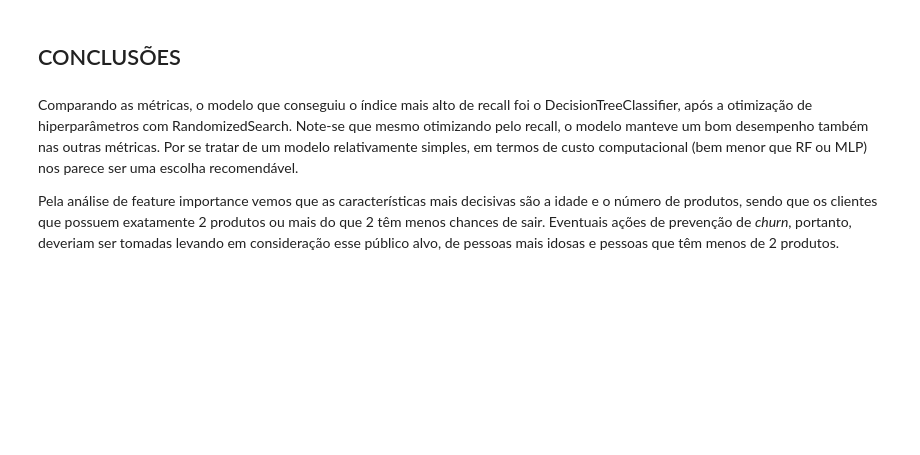
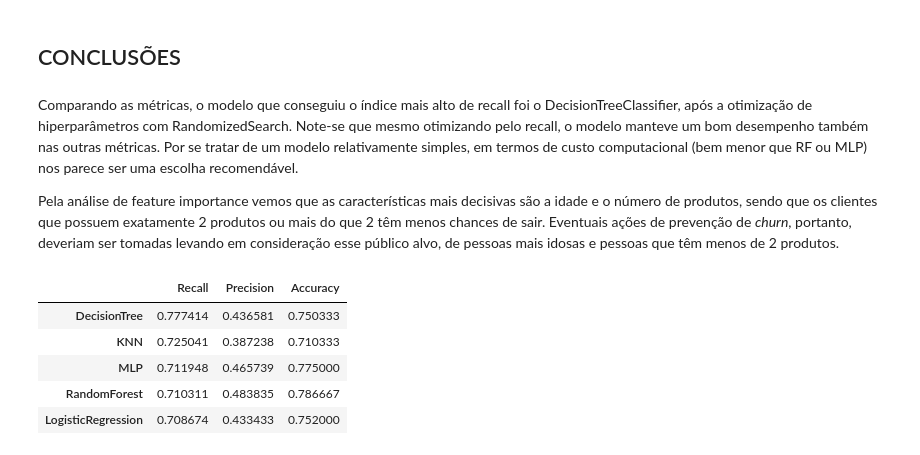
Before and after one commit to castroavila/machine_learning_i, a Jupyter notebook: projeto_aplicado.ipynb, the cells around one changed output. Saved outputs shown, nothing was run; the diff lists cells and outputs as text; code cells hidden in the pictures; blank space fills up the shorter version.

```diff
--- a/projeto_aplicado.ipynb
+++ b/projeto_aplicado.ipynb
@@ -402,6 +404,10 @@ knn = KNeighborsClassifier(n_neighbors=37)
 knn.fit(X_train_ov, y_train_ov)
 
 y_pred = knn.predict(X_test_df)
+
+recall_knn = recall_score(y_test, y_pred)
+precision_knn = precision_score(y_test, y_pred)
+acc_knn = accuracy_score(y_test, y_pred)
 
 print(classification_report(y_test, y_pred))
 
@@ -499,7 +505,10 @@ Modelo com parâmetros otimizados
 ad = DecisionTreeClassifier(random_state=42,splitter= 'random', min_samples_split= 10, min_samples_leaf= 13, max_features= 10, max_depth= 50, criterion= 'gini')
 ad.fit(X_train_un, y_train_un)
 predict = ad.predict(X_test_df)
-recall = recall_score(y_test, predict)
+
+recall_ad = recall_score(y_test, predict)
+precision_ad = precision_score(y_test, predict)
+acc_ad = accuracy_score(y_test, predict)
 
 ConfusionMatrixDisplay(confusion_matrix=confusion_matrix(y_test,predict)).plot()
 
@@ -583,8 +592,12 @@ rf = RandomForestClassifier(
 )
 rf.fit(X_train_keep, y_train_ov)
 predict = rf.predict(X_test_keep)
-recall = recall_score(y_test, predict)
-print(f'recall: {recall}')
+
+recall_rf = recall_score(y_test, predict)
+precision_rf = precision_score(y_test, predict)
+acc_rf = accuracy_score(y_test, predict)
+
+print(f'recall: {recall_rf}')
 # %% [output]
 recall: 0.7103109656301145
 # %%
@@ -825,6 +838,10 @@ mlp_opt = MLPClassifier(activation = 'identity', hidden_layer_sizes = 100, learn
 mlp_opt.fit(X_train_ov, y_train_ov)
 mlp_opt_pred = mlp_opt.predict(X_test_df)
 
+recall_mlp = recall_score(y_test, mlp_opt_pred)
+precision_mlp = precision_score(y_test, mlp_opt_pred)
+acc_mlp = accuracy_score(y_test, mlp_opt_pred)
+
 print(classification_report(y_test, mlp_opt_pred))
 # %% [output]
               precision    recall  f1-score   support
@@ -841,3 +858,14 @@ weighted avg       0.81      0.76      0.78      3000
 Comparando as métricas, o modelo que conseguiu o índice mais alto de recall foi o DecisionTreeClassifier, após a otimização de hiperparâmetros com RandomizedSearch. Note-se que mesmo otimizando pelo recall, o modelo manteve um bom desempenho também nas outras métricas. Por se tratar de um modelo relativamente simples, em termos de custo computacional (bem menor que RF ou MLP) nos parece ser uma escolha recomendável.
 
 Pela análise de feature importance vemos que as características mais decisivas são a idade e o número de produtos, sendo que os clientes que possuem exatamente 2 produtos ou mais do que 2 têm menos chances de sair. Eventuais ações de prevenção de _churn_, portanto, deveriam ser tomadas levando em consideração esse público alvo, de pessoas mais idosas e pessoas que têm menos de 2 produtos.
+# %%
+resultados=pd.DataFrame(data={'Recall':[log_reg_recall,recall_knn,recall_ad,recall_rf,recall_mlp],'Precision':[log_reg_precision,precision_knn,precision_ad,precision_rf,precision_mlp],
+                   'Accuracy':[log_reg_acc,acc_knn,acc_ad,acc_rf,acc_mlp]},index=['LogisticRegression','KNN','DecisionTree','RandomForest','MLP'])
+resultados.sort_values('Recall',ascending=False)
+# %% [output]
+|  | Recall | Precision | Accuracy |
+| DecisionTree | 0.777414 | 0.436581 | 0.750333 |
+| KNN | 0.725041 | 0.387238 | 0.710333 |
+| MLP | 0.711948 | 0.465739 | 0.775000 |
+| RandomForest | 0.710311 | 0.483835 | 0.786667 |
+| LogisticRegression | 0.708674 | 0.433433 | 0.752000 |
```
Also changed, not shown: parts of 8 cells of this notebook.
